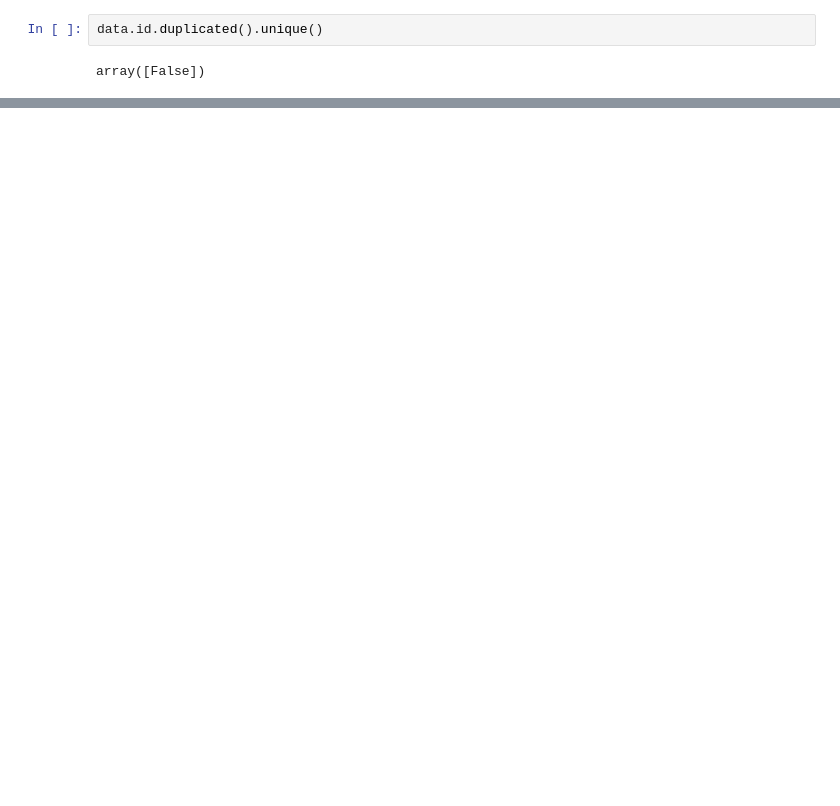
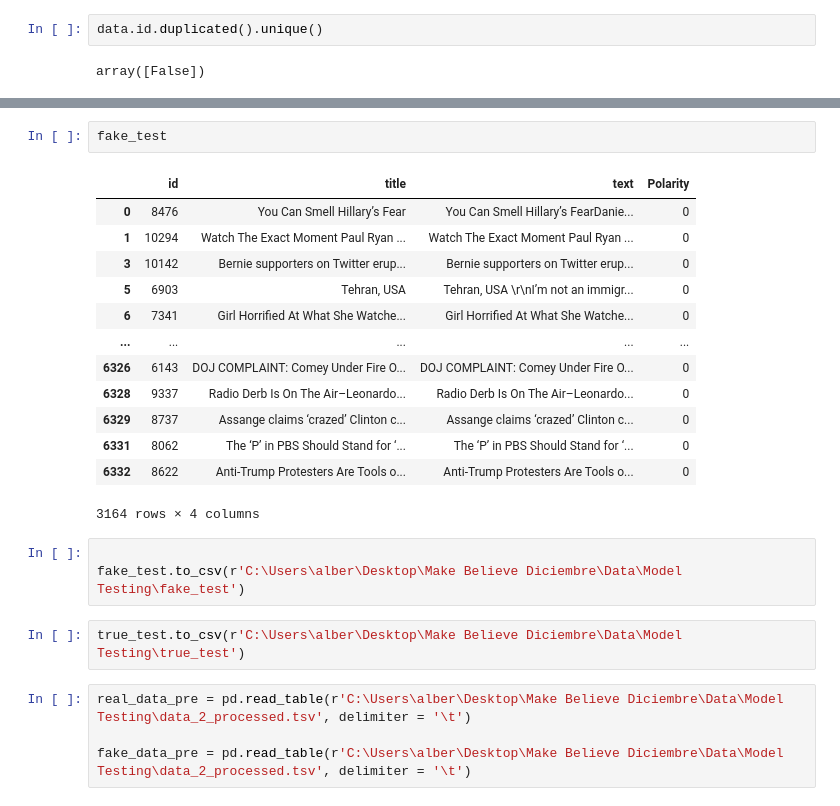
Before and after one commit to alberto-lorente/Final-Report-and-Presentation, a Jupyter notebook: Second_Dataset_Preprocess.ipynb, the cells around one changed output, grey strips where cells are left out. Saved outputs shown, nothing was run; the diff lists cells and outputs as text; blank space fills up the shorter version.

```diff
--- a/Second_Dataset_Preprocess.ipynb
+++ b/Second_Dataset_Preprocess.ipynb
@@ -64,0 +100,25 @@ data.to_csv("data_2_processed.csv")
+# %%
+fake_test
+# %% [output]
+|  | id | title | text | Polarity |
+| 0 | 8476 | You Can Smell Hillary’s Fear | You Can Smell Hillary’s FearDanie... | 0 |
+| 1 | 10294 | Watch The Exact Moment Paul Ryan ... | Watch The Exact Moment Paul Ryan ... | 0 |
+| 3 | 10142 | Bernie supporters on Twitter erup... | Bernie supporters on Twitter erup... | 0 |
+| 5 | 6903 | Tehran, USA | Tehran, USA \r\nI’m not an immigr... | 0 |
+| 6 | 7341 | Girl Horrified At What She Watche... | Girl Horrified At What She Watche... | 0 |
+| ... | ... | ... | ... | ... |
+| 6326 | 6143 | DOJ COMPLAINT: Comey Under Fire O... | DOJ COMPLAINT: Comey Under Fire O... | 0 |
+| 6328 | 9337 | Radio Derb Is On The Air–Leonardo... | Radio Derb Is On The Air–Leonardo... | 0 |
+| 6329 | 8737 | Assange claims ‘crazed’ Clinton c... | Assange claims ‘crazed’ Clinton c... | 0 |
+| 6331 | 8062 | The ‘P’ in PBS Should Stand for ‘... | The ‘P’ in PBS Should Stand for ‘... | 0 |
+| 6332 | 8622 | Anti-Trump Protesters Are Tools o... | Anti-Trump Protesters Are Tools o... | 0 |
+3164 rows × 4 columns
+# %%
+
+fake_test.to_csv(r'C:\Users\alber\Desktop\Make Believe Diciembre\Data\Model Testing\fake_test')
+# %%
+true_test.to_csv(r'C:\Users\alber\Desktop\Make Believe Diciembre\Data\Model Testing\true_test')
+# %%
+real_data_pre = pd.read_table(r'C:\Users\alber\Desktop\Make Believe Diciembre\Data\Model Testing\data_2_processed.tsv', delimiter = '\t')
+
+fake_data_pre = pd.read_table(r'C:\Users\alber\Desktop\Make Believe Diciembre\Data\Model Testing\data_2_processed.tsv', delimiter = '\t')
```
Also changed, not shown: parts of 8 cells of this notebook, 39 other files.
